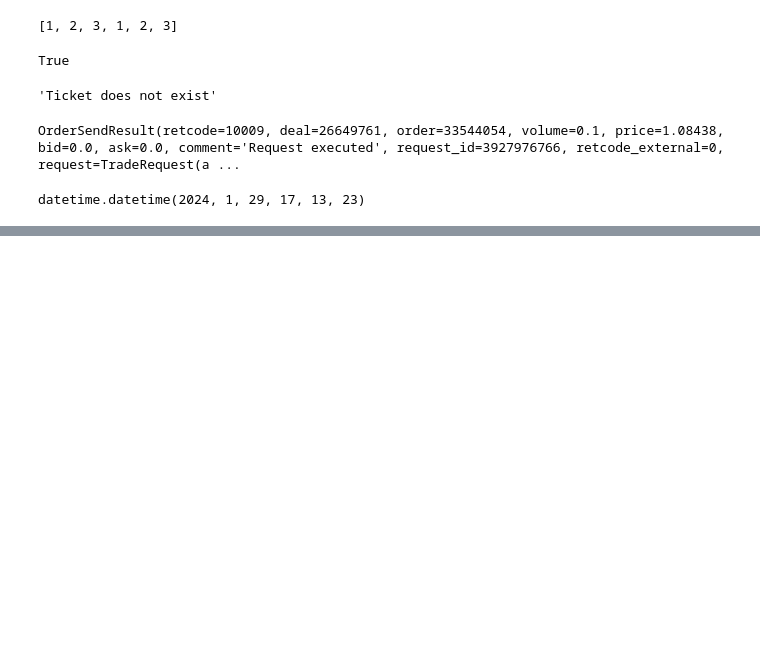
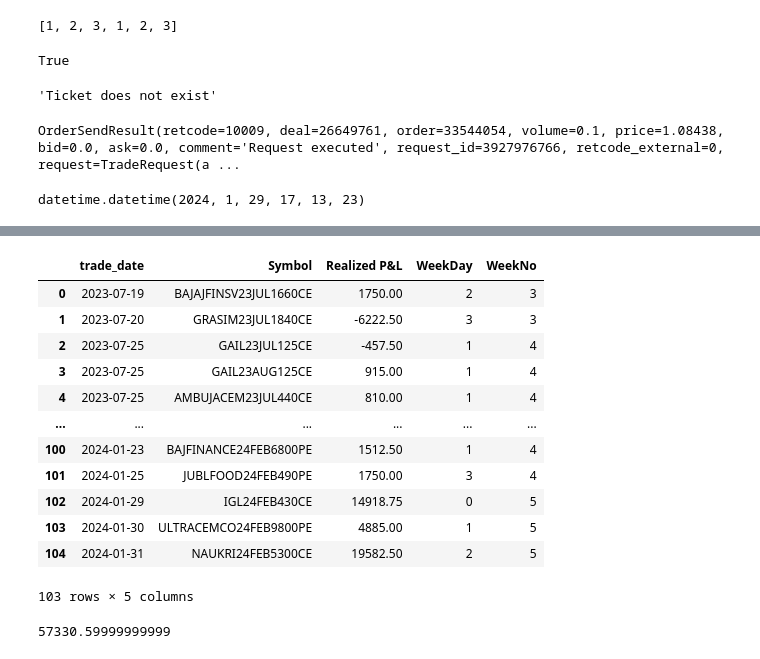
Before and after one commit to AlphaNumeriq-Sourav/DemoMultipleSignalsSourav, a Jupyter notebook: sample.ipynb, the cells around one changed output, grey strips where cells are left out. Drawn from its saved outputs; the diff is of its cells as text; code cells hidden in the pictures; blank space fills up the shorter version.

```diff
--- a/sample.ipynb
+++ b/sample.ipynb
@@ -147,0 +271,16 @@ datetime.datetime(2024, 1, 29, 11, 43, 43)
+# %%
+from datetime import datetime
+
+def get_week_of_month(date_string):
+    # Convert the date string to a datetime object
+    date_object = date_string
+
+    # Calculate the week number within the month
+    first_day_of_month = datetime(date_object.year, date_object.month, 1)
+    days_in_first_week = (8 - first_day_of_month.weekday()) % 7
+    week_number = (date_object.day + days_in_first_week - 1) // 7 + 1
+
+    return week_number
+# %%
+ldf2['WeekDay'] = ldf2['trade_date'].dt.weekday
+ldf2['WeekNo'] = ldf2['trade_date'].apply(get_week_of_month)
@@ -147,0 +364,20 @@ datetime.datetime(2024, 1, 29, 11, 43, 43)
+# %%
+ldf2
+# %% [output]
+|  | trade_date | Symbol | Realized P&L | WeekDay | WeekNo |
+| 0 | 2023-07-19 | BAJAJFINSV23JUL1660CE | 1750.00 | 2 | 3 |
+| 1 | 2023-07-20 | GRASIM23JUL1840CE | -6222.50 | 3 | 3 |
+| 2 | 2023-07-25 | GAIL23JUL125CE | -457.50 | 1 | 4 |
+| 3 | 2023-07-25 | GAIL23AUG125CE | 915.00 | 1 | 4 |
+| 4 | 2023-07-25 | AMBUJACEM23JUL440CE | 810.00 | 1 | 4 |
+| ... | ... | ... | ... | ... | ... |
+| 100 | 2024-01-23 | BAJFINANCE24FEB6800PE | 1512.50 | 1 | 4 |
+| 101 | 2024-01-25 | JUBLFOOD24FEB490PE | 1750.00 | 3 | 4 |
+| 102 | 2024-01-29 | IGL24FEB430CE | 14918.75 | 0 | 5 |
+| 103 | 2024-01-30 | ULTRACEMCO24FEB9800PE | 4885.00 | 1 | 5 |
+| 104 | 2024-01-31 | NAUKRI24FEB5300CE | 19582.50 | 2 | 5 |
+103 rows × 5 columns
+# %%
+ldf2['Realized P&L'].sum()
+# %% [output]
+57330.59999999999
```
Also changed, not shown: parts of 26 cells of this notebook, 7 other files.
